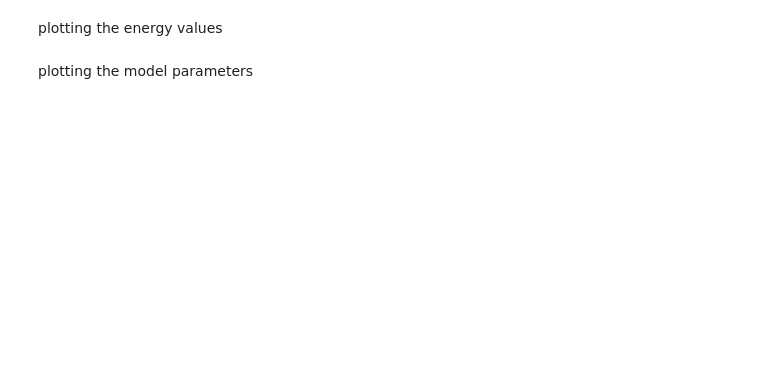
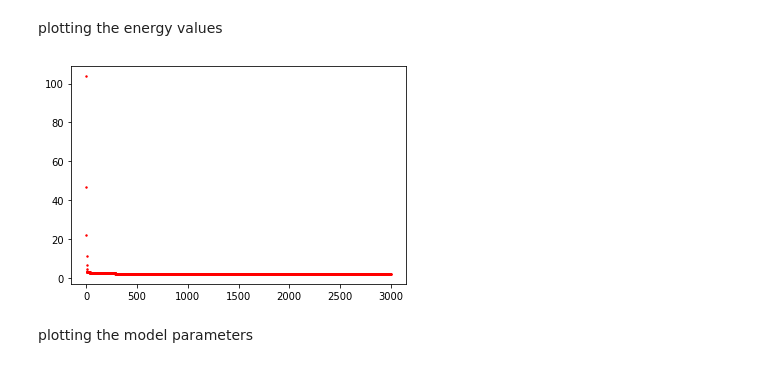
Before and after one commit to wseungjin/class-MachineLearning, a Jupyter notebook: 02/assignment02.ipynb, the cells around one changed output. Cells and saved outputs as stored; diff of their text form; code cells hidden in the pictures; blank space fills up the shorter version.

```diff
--- a/02/assignment02.ipynb
+++ b/02/assignment02.ipynb
@@ -99,4 +107,9 @@ plotting the output results
 # %% [markdown]
 plotting the energy values
+# %%
+plt.scatter(x_epoch,loss_Array ,c="r",s=2)#train loss
+plt.show()
+# %% [output]
+[figure, added]
 # %% [markdown]
 plotting the model parameters
```
Also changed, not shown: parts of 5 cells of this notebook.
